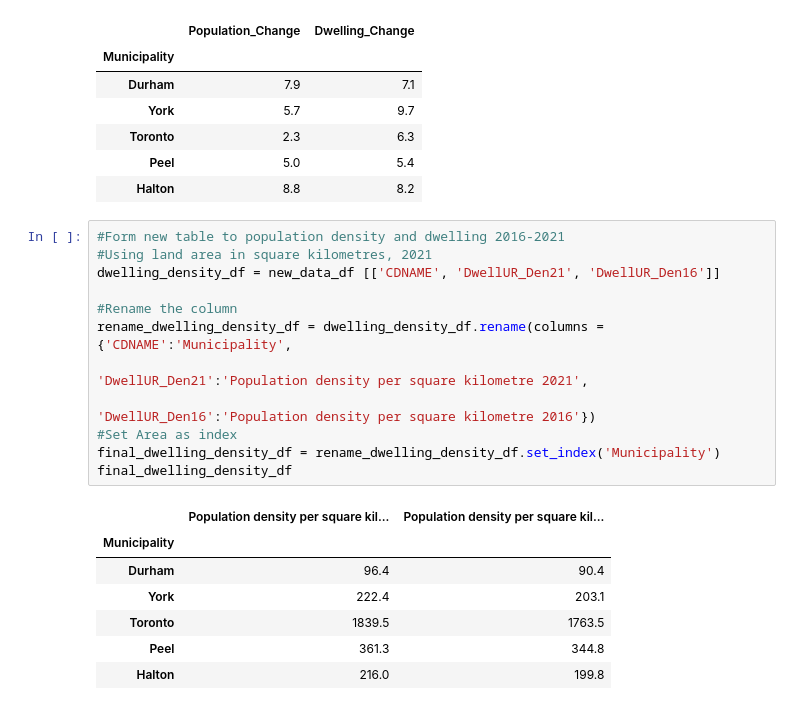
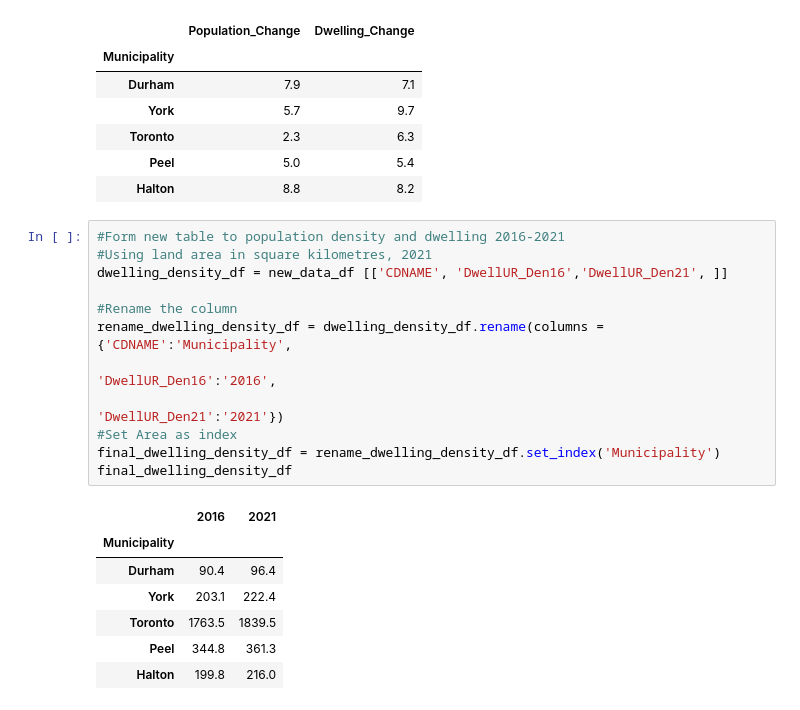
Before and after one commit to Dav5T/Grp-Project-1---Housing-Price, a Jupyter notebook: House-Supply/Density_analysis.ipynb, the cells around one changed output. Cells and saved outputs as stored; diff of their text form.

```diff
--- a/House-Supply/Density_analysis.ipynb
+++ b/House-Supply/Density_analysis.ipynb
@@ -54,22 +87,22 @@ final_percentage_change_df
 # %%
 #Form new table to population density and dwelling 2016-2021
 #Using land area in square kilometres, 2021
-dwelling_density_df = new_data_df [['CDNAME', 'DwellUR_Den21', 'DwellUR_Den16']]
+dwelling_density_df = new_data_df [['CDNAME', 'DwellUR_Den16','DwellUR_Den21', ]]
 
 #Rename the column
 rename_dwelling_density_df = dwelling_density_df.rename(columns = {'CDNAME':'Municipality',
-                                                                  'DwellUR_Den21':'Population density per square kilometre 2021',
-                                                                  'DwellUR_Den16':'Population density per square kilometre 2016'})
+                                                                   'DwellUR_Den16':'2016',
+                                                                  'DwellUR_Den21':'2021'})
 #Set Area as index
 final_dwelling_density_df = rename_dwelling_density_df.set_index('Municipality')
 final_dwelling_density_df
 # %% [output]
-|  | Population density per square kil... | Population density per square kil... |
+|  | 2016 | 2021 |
 | Municipality |  |  |
-| Durham | 96.4 | 90.4 |
-| York | 222.4 | 203.1 |
-| Toronto | 1839.5 | 1763.5 |
-| Peel | 361.3 | 344.8 |
-| Halton | 216.0 | 199.8 |
+| Durham | 90.4 | 96.4 |
+| York | 203.1 | 222.4 |
+| Toronto | 1763.5 | 1839.5 |
+| Peel | 344.8 | 361.3 |
+| Halton | 199.8 | 216.0 |
 # %%
 #Graph the dwelling and density in line chart
```
Also changed, not shown: parts of 3 cells of this notebook, 3 other files.
